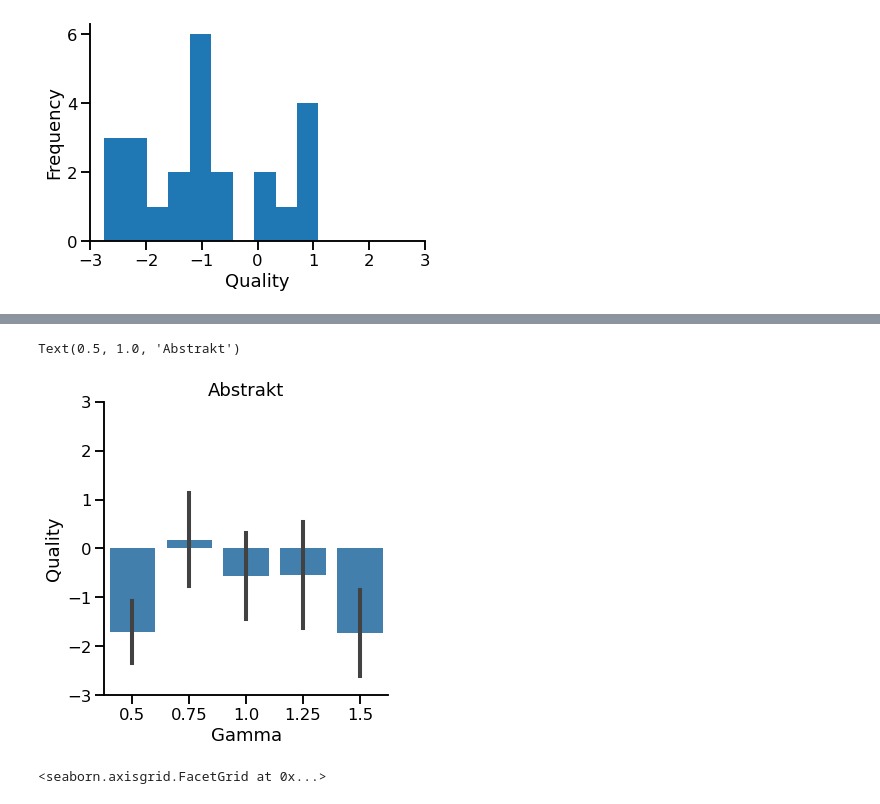
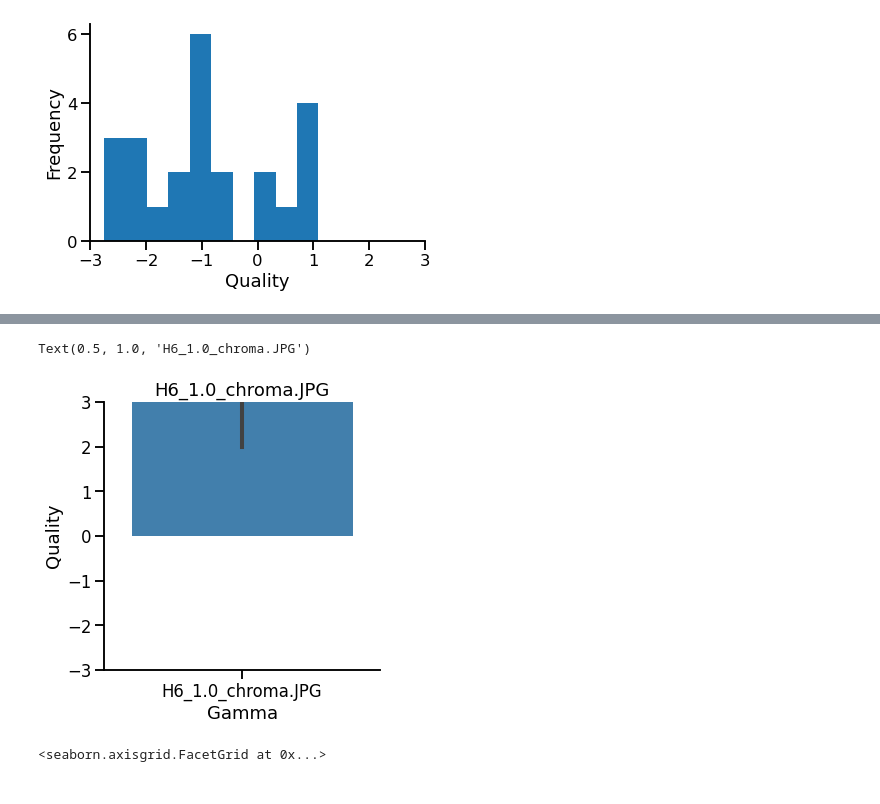
Before and after one commit to Thrrym/PerceptionAndImageQuality, a Jupyter notebook: analysis/analysis.ipynb, the cells around one changed output, grey strips where cells are left out. Saved outputs shown, nothing was run; the diff lists cells and outputs as text; code cells hidden in the pictures.

```diff
--- a/analysis/analysis.ipynb
+++ b/analysis/analysis.ipynb
@@ -8,3 +10,14 @@ import matplotlib.pyplot as plt
 # seaborn comes with default presets (called 'contents') for figure's aesthetics,
 # such as the font size, figure size etc.
 sns.set_context('talk') # try: 'talk', 'poster', 'notebook'
+# %%
+# Get current result files.
+single_result_dir = Path('../single_assessment/results').absolute()
+single_result_file_names = os.listdir(single_result_dir)
+single_result_file_names = list(filter(lambda name: str.startswith(name, 'result'), single_result_file_names))
+
+single_result_files_paths = []
+for name in single_result_file_names:
+    single_result_files_paths.append(single_result_dir / name)
+
+single_result_files_paths
@@ -11,6 +27,17 @@ sns.set_context('talk') # try: 'talk', 'poster', 'notebook'
 # %%
 # we read the data
-df = pd.read_csv('Beispiel.csv')
+file = single_result_files_paths.pop()
+df = pd.read_csv(file)
+observer_num = 0
+df['observer'] = observer_num
+observer_num += 1
+
+for path in single_result_files_paths:
+    df_tmp = pd.read_csv(path)
+    df_tmp['observer'] = observer_num
+    df = pd.concat((df, df_tmp))
+
+#for file in single_result_files_paths:
 
 # if we have more observers we could read their files, assign the column observer
 # with their name, and concatenate the DataFrames with pd.concat(). Example:
@@ -19,3 +46,4 @@ df = pd.read_csv('Beispiel.csv')
 #df2 = pd.read_csv('Person2.csv') # reads second file
 #df2['observer'] = 'Person2'
 #df = pd.concat((df, df2))        # concatenates both dataframes in one
+df
@@ -116,9 +77,10 @@ agg2
 ## Visualizing data for one image
 # %%
 # selecting data for only one picture
-picname = 'Abstrakt'
 
-d = df[df['picture'] == picname]
+image_names = df['test_image'].unique()
+current_image = image_names[0]
+d = df[df['test_image'] == current_image]
 # %%
 d
 # %% [output]
@@ -165,14 +112,14 @@ g.set(ylim = (-3, 3))
 # %%
 ### barplot aggregated by g
-g = sns.catplot(x='g', y='quality_value', data=d, kind='bar', color='#3182bd',
+g = sns.catplot(x='test_image', y='response', data=d, kind='bar', color='#3182bd',
             ci='sd')
 g.set_ylabels('Quality')
 g.set_xlabels('Gamma')
 g.set(ylim = (-3, 3))
-plt.title(picname)
+plt.title(current_image)
 # %% [output]
-Text(0.5, 1.0, 'Abstrakt')
+Text(0.5, 1.0, 'H6_1.0_chroma.JPG')
-[figure, old version]
+[figure, new version]
 # %%
 #### barplot aggregated by k and g
 g = sns.catplot(x='k', y='quality_value', data=d, hue='g', palette='Greens',
```
Also changed, not shown: parts of 15 cells of this notebook.
